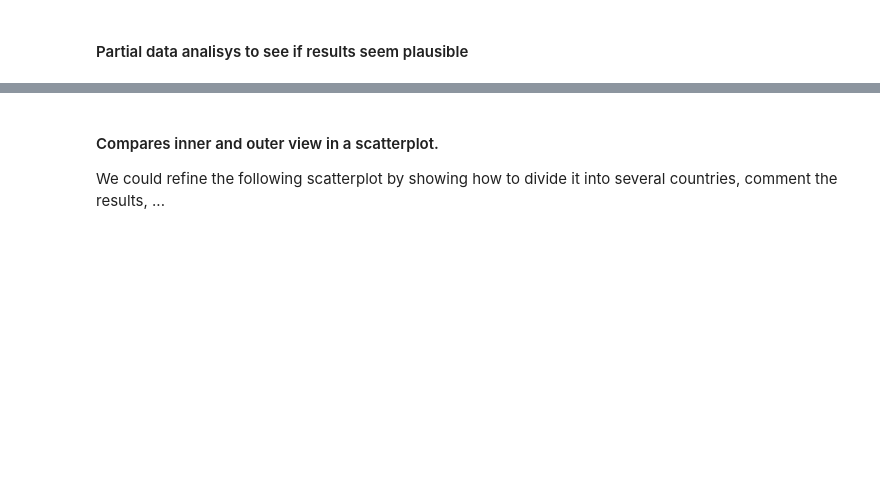
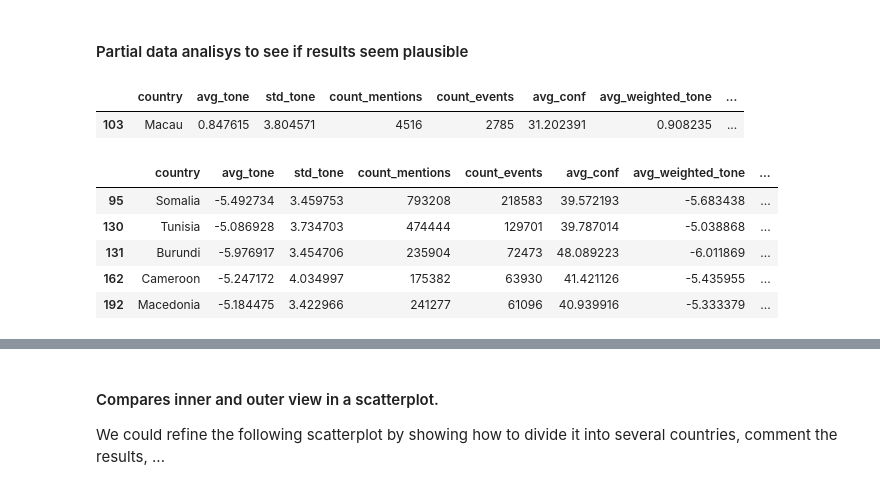
Before and after one commit to NatGr/projectAdA, a Jupyter notebook: Notebook.ipynb, the cells around one changed output, grey strips where cells are left out. Saved outputs shown, nothing was run; the diff lists cells and outputs as text; code cells hidden in the pictures; blank space fills up the shorter version.

```diff
--- a/Notebook.ipynb
+++ b/Notebook.ipynb
@@ -146,3 +145,16 @@ country_outer_view.plot(kind='scatter', x="count_mentions", y="sqrt_gaussian_qua
 # %%
 #TODO: on peut parler de l'inde vs pakistan comme il disait,
 # rajouter le code qui choppe les données dont parle christope
+country_outer_view[country_outer_view["avg_tone"] > 0.8]
+# %% [output]
+|  | country | avg_tone | std_tone | count_mentions | count_events | avg_conf | avg_weighted_tone | ... |
+| 103 | Macau | 0.847615 | 3.804571 | 4516 | 2785 | 31.202391 | 0.908235 | ... |
+# %%
+country_outer_view[country_outer_view["avg_tone"] < - 5]
+# %% [output]
+|  | country | avg_tone | std_tone | count_mentions | count_events | avg_conf | avg_weighted_tone | ... |
+| 95 | Somalia | -5.492734 | 3.459753 | 793208 | 218583 | 39.572193 | -5.683438 | ... |
+| 130 | Tunisia | -5.086928 | 3.734703 | 474444 | 129701 | 39.787014 | -5.038868 | ... |
+| 131 | Burundi | -5.976917 | 3.454706 | 235904 | 72473 | 48.089223 | -6.011869 | ... |
+| 162 | Cameroon | -5.247172 | 4.034997 | 175382 | 63930 | 41.421126 | -5.435955 | ... |
+| 192 | Macedonia | -5.184475 | 3.422966 | 241277 | 61096 | 40.939916 | -5.333379 | ... |
```
Also changed, not shown: parts of 8 cells of this notebook.
